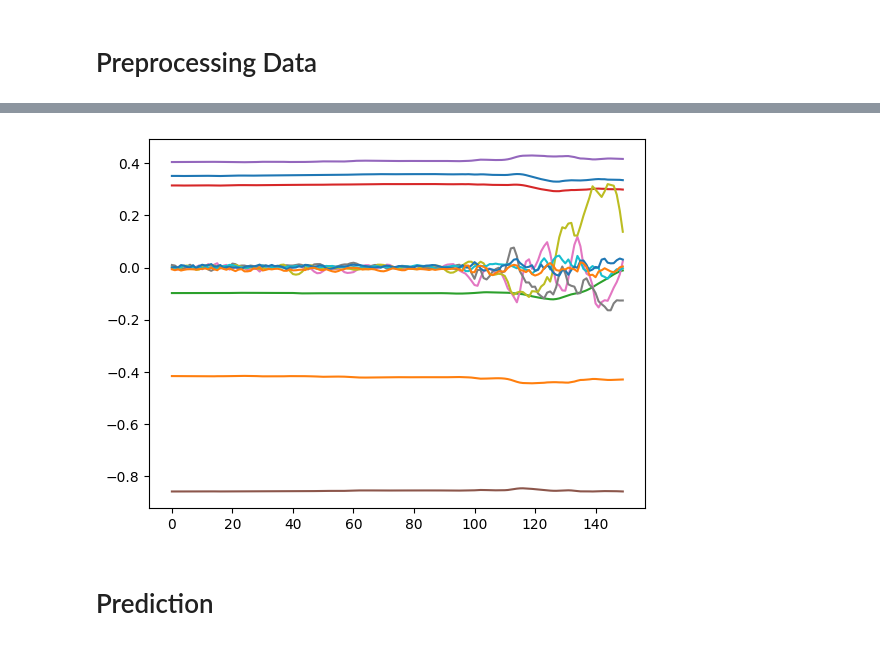
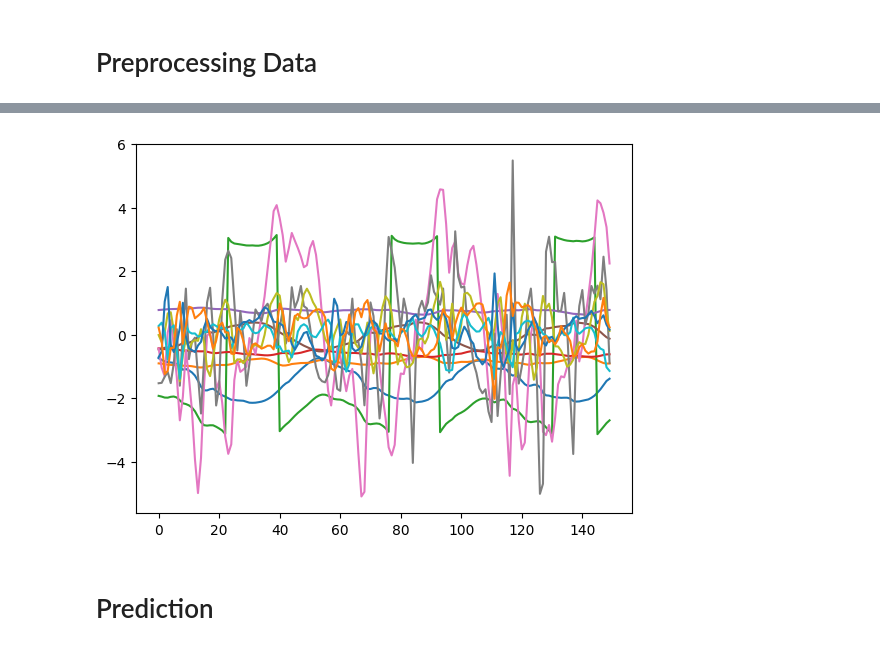
Before and after one commit to rayhannarindran/fitmotion_model, a Jupyter notebook: src/h5-modelTester.ipynb, the cells around one changed output, grey strips where cells are left out. Saved outputs shown, nothing was run; the diff lists cells and outputs as text; code cells hidden in the pictures.

```diff
--- a/src/h5-modelTester.ipynb
+++ b/src/h5-modelTester.ipynb
@@ -11,0 +13,14 @@ model = keras.models.load_model('fitmotion_model.keras')
+# %%
+# multiplying data with constant
+# read text file of constants
+with open('../constants.txt', 'r') as f:
+    constants = f.readlines()
+
+# seperate constants from ',' delimiter and turn them into floats
+constants = [x.split(',') for x in constants]
+
+for i in range(len(constants)):
+    for j in range(len(constants[i])):
+        constants[i][j] = float(constants[i][j])
+
+constants[0]
@@ -59,0 +69,10 @@ df.drop(df.head(20).index, inplace=True)
+# %%
+# Load Orignal Data (for comparison)
+data_source_o = 'dataset'
+data_type_o = 'wlk_15'
+data_num_o = '4'
+data_url_o = '../data/' + data_source_o + '/' + data_type_o + '/' + 'sub_' + data_num_o + '.csv'
+
+df_o = pd.read_csv(data_url_o)
+df_o = df_o.drop(['Unnamed: 0'], axis=1) if 'Unnamed: 0' in df_o.columns else df_o
+df_o
@@ -90,9 +157,9 @@ plt.show()
 # %%
-txc = sequence_generator(dfc, WINDOW_LENGTH, STRIDE_LENGTH)
+txc = sequence_generator(df_o, WINDOW_LENGTH, STRIDE_LENGTH)
 plt.plot(txc[0])
 plt.show()
 # %% [output]
-[figure, old version]
+[figure, new version]
 # %% [markdown]
 # Prediction
 # %%
```
Also changed, not shown: parts of 14 cells of this notebook, 12 other files.
